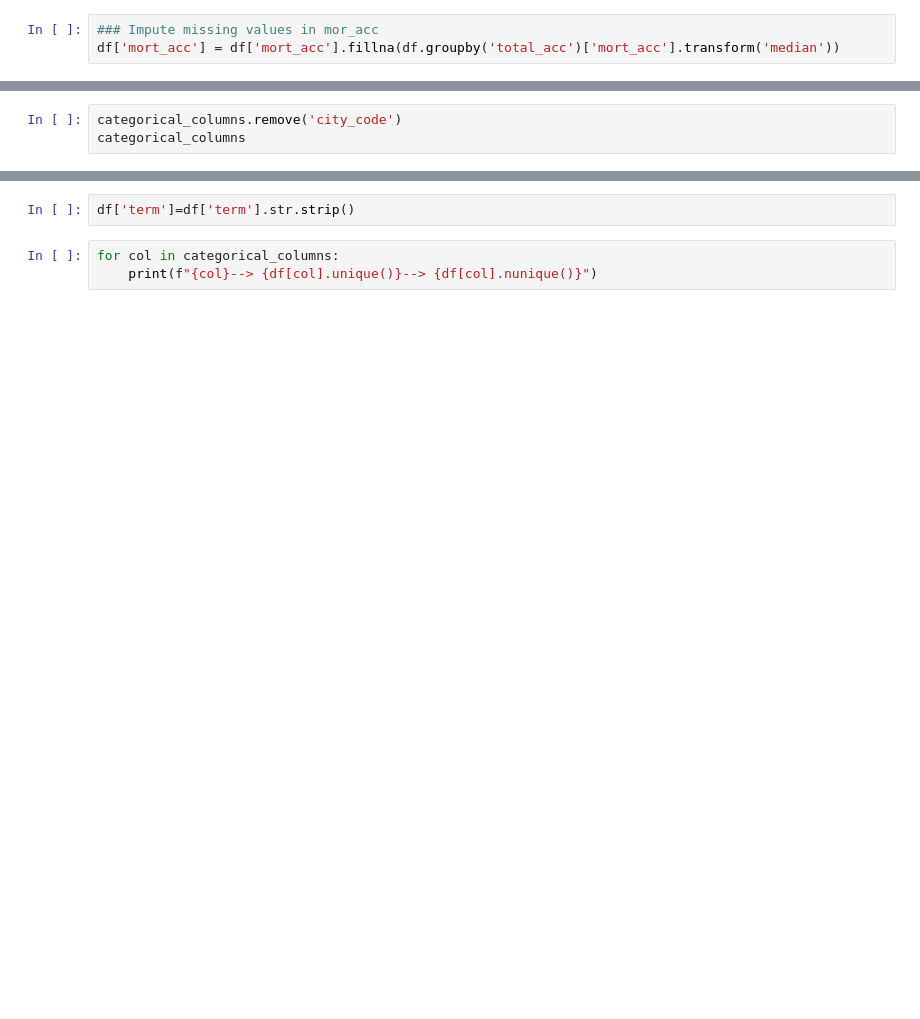
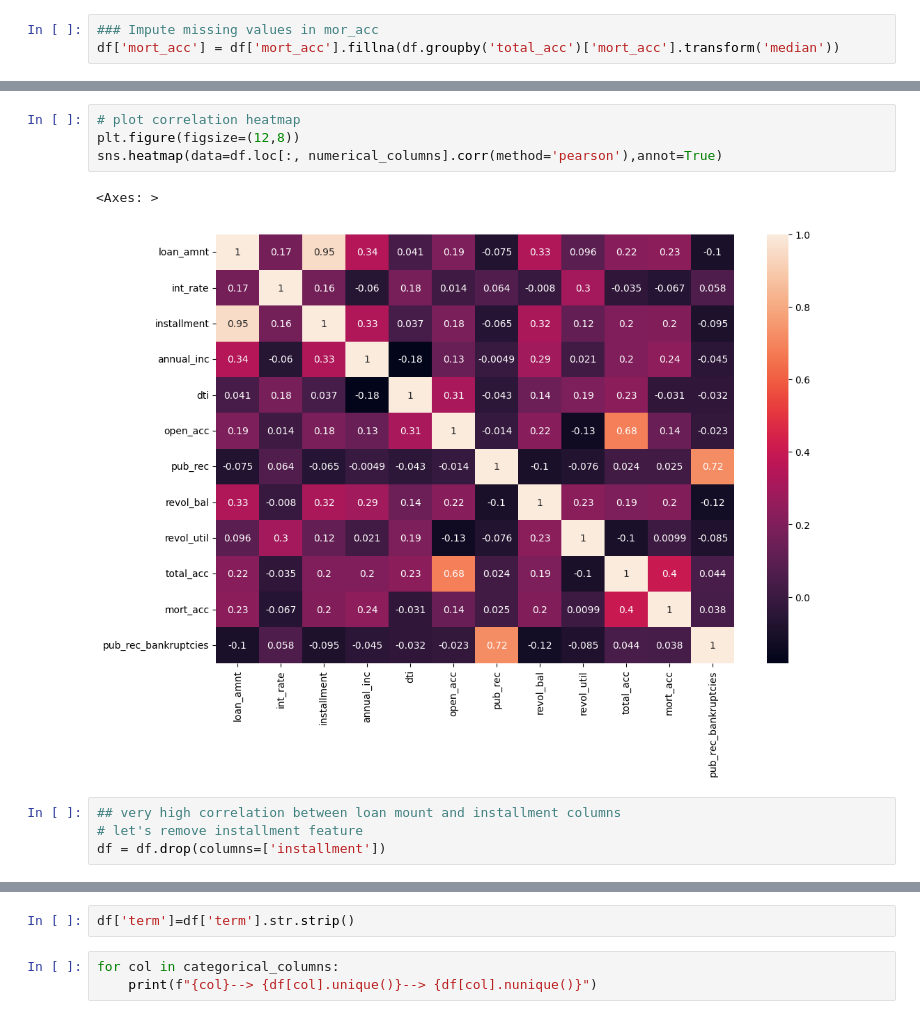
Before and after one commit to Sail2304/LoanTap, a Jupyter notebook: research/LoanTapCreditAnalysis.ipynb, the cells around one changed output, grey strips where cells are left out. Cells and saved outputs as stored; diff of their text form; blank space fills up the shorter version.

```diff
--- a/research/LoanTapCreditAnalysis.ipynb
+++ b/research/LoanTapCreditAnalysis.ipynb
@@ -150,3 +404,11 @@ df.head()
-# %%
-categorical_columns.remove('city_code')
-categorical_columns
+# %%
+# plot correlation heatmap
+plt.figure(figsize=(12,8))
+sns.heatmap(data=df.loc[:, numerical_columns].corr(method='pearson'),annot=True)
+# %% [output]
+<Axes: >
+[figure, added]
+# %%
+## very high correlation between loan mount and installment columns
+# let's remove installment feature
+df = df.drop(columns=['installment'])
```
Also changed, not shown: parts of 55 cells of this notebook, 4 other files.
